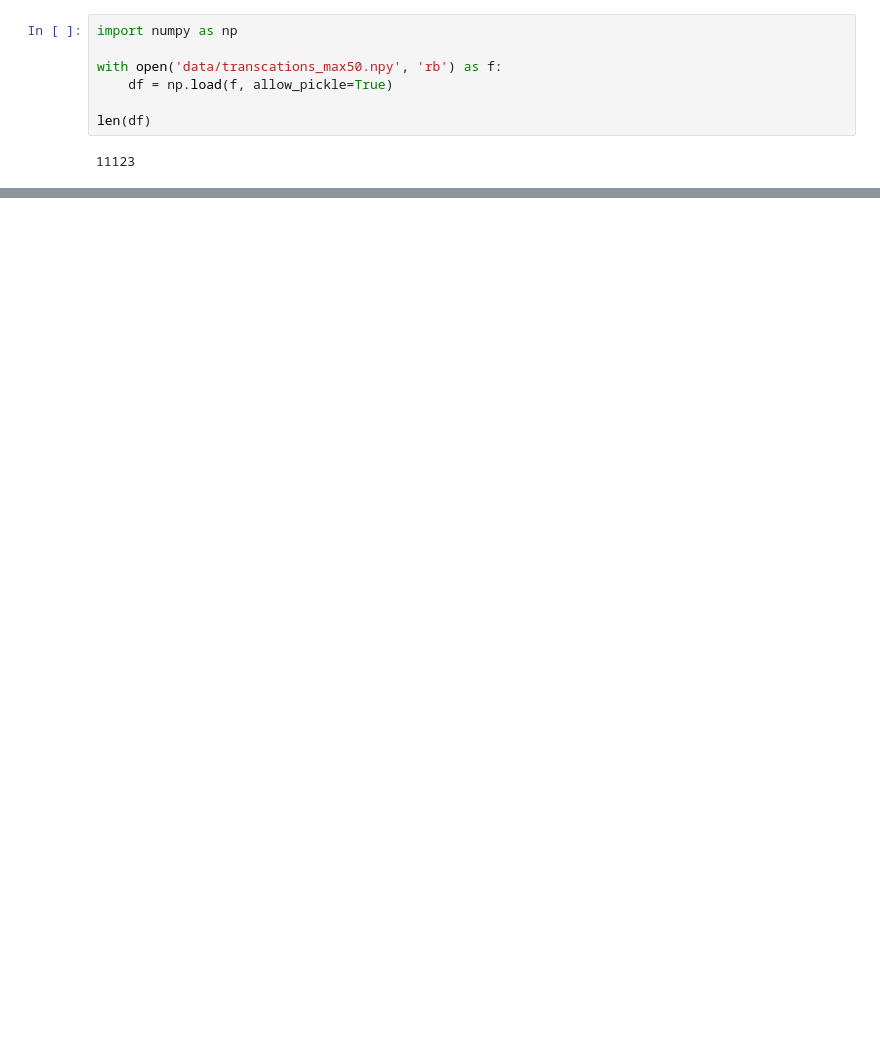
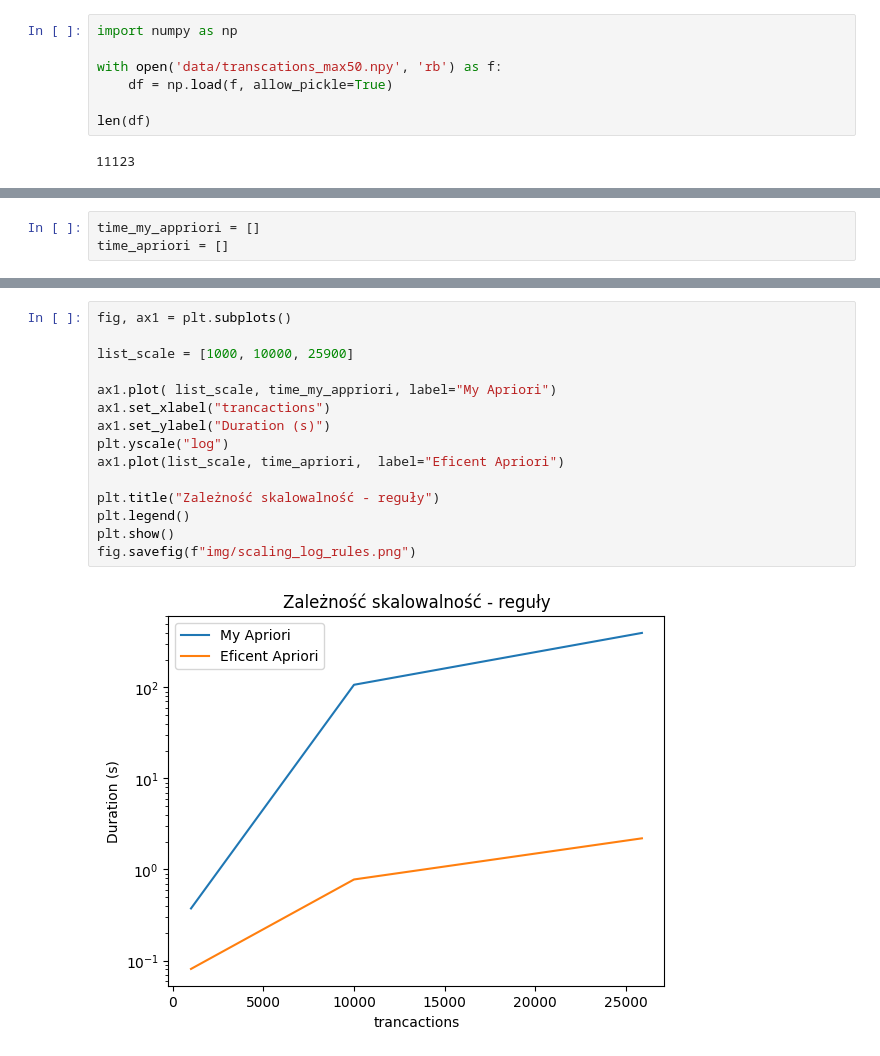
Before and after one commit to cncPomper/med_24Z, a Jupyter notebook: Experiments.ipynb, the cells around one changed output, grey strips where cells are left out. Saved outputs shown, nothing was run; the diff lists cells and outputs as text; blank space fills up the shorter version.

```diff
--- a/Experiments.ipynb
+++ b/Experiments.ipynb
@@ -526,0 +622,3 @@ len(df)
+# %%
+time_my_appriori = []
+time_apriori = []
@@ -526,0 +736,17 @@ len(df)
+# %%
+fig, ax1 = plt.subplots()
+
+list_scale = [1000, 10000, 25900]
+
+ax1.plot( list_scale, time_my_appriori, label="My Apriori")
+ax1.set_xlabel("trancactions")
+ax1.set_ylabel("Duration (s)")
+plt.yscale("log")
+ax1.plot(list_scale, time_apriori,  label="Eficent Apriori")
+
+plt.title("Zależność skalowalność - reguły")
+plt.legend()
+plt.show()
+fig.savefig(f"img/scaling_log_rules.png")
+# %% [output]
+[figure, added]
```
Also changed, not shown: parts of 4 cells of this notebook, 1 other file.
